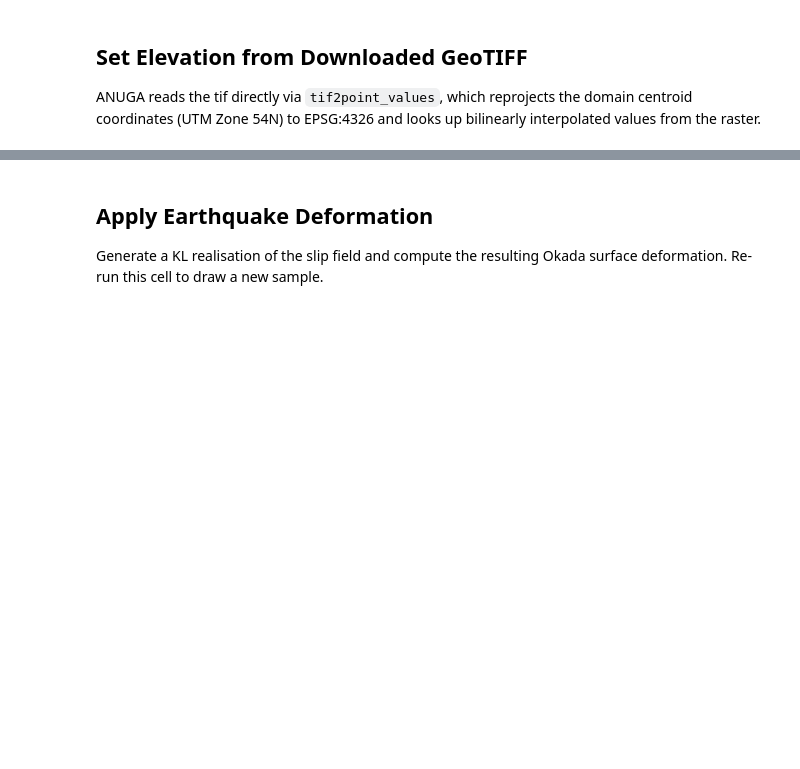
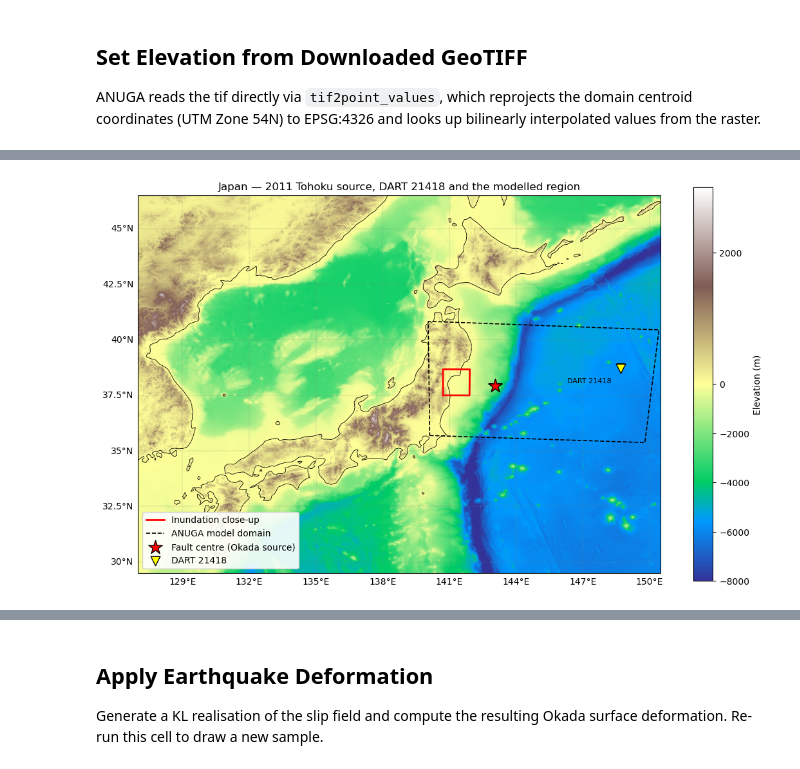
Before and after one commit to stoiver/Tohoku, a Jupyter notebook: notebook_tohoku_open_elevation.ipynb, the cells around one changed output, grey strips where cells are left out. Cells and saved outputs as stored; diff of their text form; code cells hidden in the pictures; blank space fills up the shorter version.

```diff
--- a/notebook_tohoku_open_elevation.ipynb
+++ b/notebook_tohoku_open_elevation.ipynb
@@ -162,0 +189,78 @@ Elevation range: -8010.9 m to 1831.9 m
+# %%
+import rasterio
+import cartopy.crs as ccrs
+from matplotlib.colors import TwoSlopeNorm
+
+# Tohoku coastal region shown in the inundation close-up (UTM Zone 54N metres).
+# Defined here so the box drawn on this map and the close-up extent cannot drift.
+closeup_extent = [475_000, 580_000, 4_150_000, 4_280_000]
+
+
+def utm_box(extent, n=50):
+    """Densified outline of a UTM rectangle, so it projects correctly."""
+    xmin, xmax, ymin, ymax = extent
+    xs = np.linspace(xmin, xmax, n)
+    ys = np.linspace(ymin, ymax, n)
+    x = np.concatenate([xs, np.full(n, xmax), xs[::-1], np.full(n, xmin)])
+    y = np.concatenate([np.full(n, ymin), ys, np.full(n, ymax), ys[::-1]])
+    return np.append(x, x[0]), np.append(y, y[0])
+
+
+def add_scalebar(ax, length_km=25, location=(0.07, 0.06), zone=54):
+    """Draw a bar of known ground length on a UTM axes (exact: axes are metres)."""
+    import matplotlib.patheffects as pe
+
+    xmin, xmax, ymin, ymax = ax.get_extent(crs=ccrs.UTM(zone=zone))
+    x = xmin + location[0] * (xmax - xmin)
+    y = ymin + location[1] * (ymax - ymin)
+    bar = length_km * 1000.0
+    stroke = [pe.withStroke(linewidth=3.5, foreground='w')]
+
+    ax.plot([x, x + bar], [y, y], color='k', lw=2.5, solid_capstyle='butt',
+            transform=ccrs.UTM(zone=zone), zorder=6, path_effects=stroke)
+    ax.text(x + bar / 2, y + 0.018 * (ymax - ymin), f'{length_km} km',
+            ha='center', va='bottom', fontsize=9, transform=ccrs.UTM(zone=zone),
+            zorder=6, path_effects=stroke)
+
+
+with rasterio.open(japan_dem_file) as src:
+    japan_z = src.read(1)
+    b = src.bounds
+japan_extent = [b.left, b.right, b.bottom, b.top]
+
+fig, ax = plt.subplots(figsize=(11, 7.5), subplot_kw={'projection': ccrs.PlateCarree()})
+
+img = ax.imshow(japan_z, extent=japan_extent, origin='upper',
+                transform=ccrs.PlateCarree(), cmap='terrain',
+                norm=TwoSlopeNorm(vcenter=0., vmin=-8000., vmax=3000.))
+ax.set_extent(japan_extent, crs=ccrs.PlateCarree())
+
+# Tohoku close-up region
+bx, by = utm_box(closeup_extent)
+ax.plot(bx, by, transform=ccrs.UTM(zone=54), color='red', lw=2,
+        label='Inundation close-up')
+
+# ANUGA model domain
+poly = np.array(project.bounding_polygon)
+ax.plot(np.append(poly[:, 0], poly[0, 0]), np.append(poly[:, 1], poly[0, 1]),
+        transform=ccrs.UTM(zone=54), color='k', lw=1.2, ls='--',
+        label='ANUGA model domain')
+
+ax.scatter(x0, y0, marker='*', color='red', edgecolor='k', s=260, zorder=5,
+           transform=ccrs.UTM(zone=54), label='Fault centre (Okada source)')
+ax.scatter(gauges[21418].long, gauges[21418].lat, marker='v', color='yellow',
+           edgecolor='k', s=110, zorder=5, transform=ccrs.PlateCarree(),
+           label='DART 21418')
+ax.annotate('DART 21418', xy=(gauges[21418].long, gauges[21418].lat),
+            xycoords=ccrs.PlateCarree()._as_mpl_transform(ax),
+            xytext=(-10, -16), textcoords='offset points', fontsize=8, ha='right')
+
+ax.coastlines(resolution='50m', lw=0.6)
+gl = ax.gridlines(draw_labels=True, lw=0.3, color='gray', alpha=0.5)
+gl.top_labels = gl.right_labels = False
+ax.legend(loc='lower left', framealpha=0.9)
+plt.colorbar(img, ax=ax, shrink=0.85, label='Elevation (m)')
+plt.title('Japan \u2014 2011 Tohoku source, DART 21418 and the modelled region')
+plt.tight_layout()
+# %% [output]
+[figure, added]
```
Also changed, not shown: parts of 18 cells of this notebook, 1 other file.
